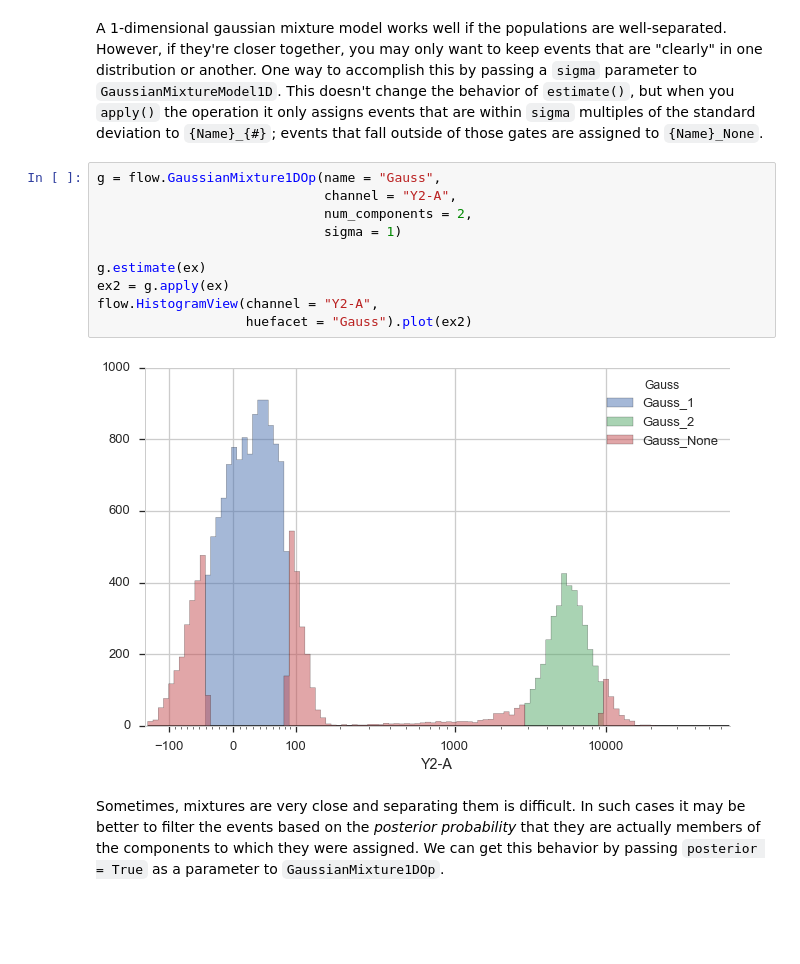
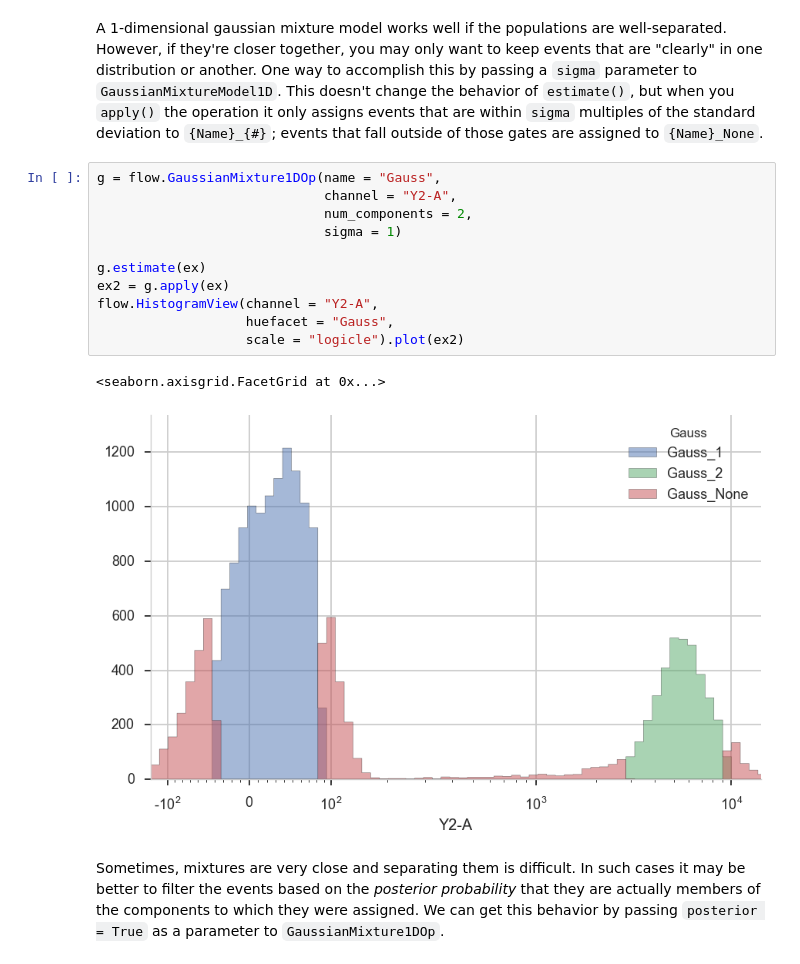
Before and after one commit to cytoflow/cytoflow, a Jupyter notebook: docs/examples-basic/Machine Learning.ipynb, the cells around one changed output. Cells and saved outputs as stored; diff of their text form; blank space fills up the shorter version.

Commit message:
cleaned up multi-plotting with gaussian default views

```diff
--- a/docs/examples-basic/Machine Learning.ipynb
+++ b/docs/examples-basic/Machine Learning.ipynb
@@ -75,15 +78,17 @@ A 1-dimensional gaussian mixture model works well if the populations are well-se
 # %%
 g = flow.GaussianMixture1DOp(name = "Gauss",
                              channel = "Y2-A",
                              num_components = 2,
                              sigma = 1)
 
 g.estimate(ex)
 ex2 = g.apply(ex)
 flow.HistogramView(channel = "Y2-A",
-                   huefacet = "Gauss").plot(ex2)
+                   huefacet = "Gauss",
+                   scale = "logicle").plot(ex2)
 # %% [output]
+<seaborn.axisgrid.FacetGrid at 0x...>
-[figure, old version]
+[figure, new version]
 # %% [markdown]
 Sometimes, mixtures are very close and separating them is difficult.  In such cases it may be better to filter the events based on the _posterior probability_ that they are actually members of the components to which they were assigned.  We can get this behavior by passing `posterior = True` as a parameter to `GaussianMixture1DOp`.
 # %%
```
Also changed, not shown: parts of 13 cells of this notebook, 3 other files.
